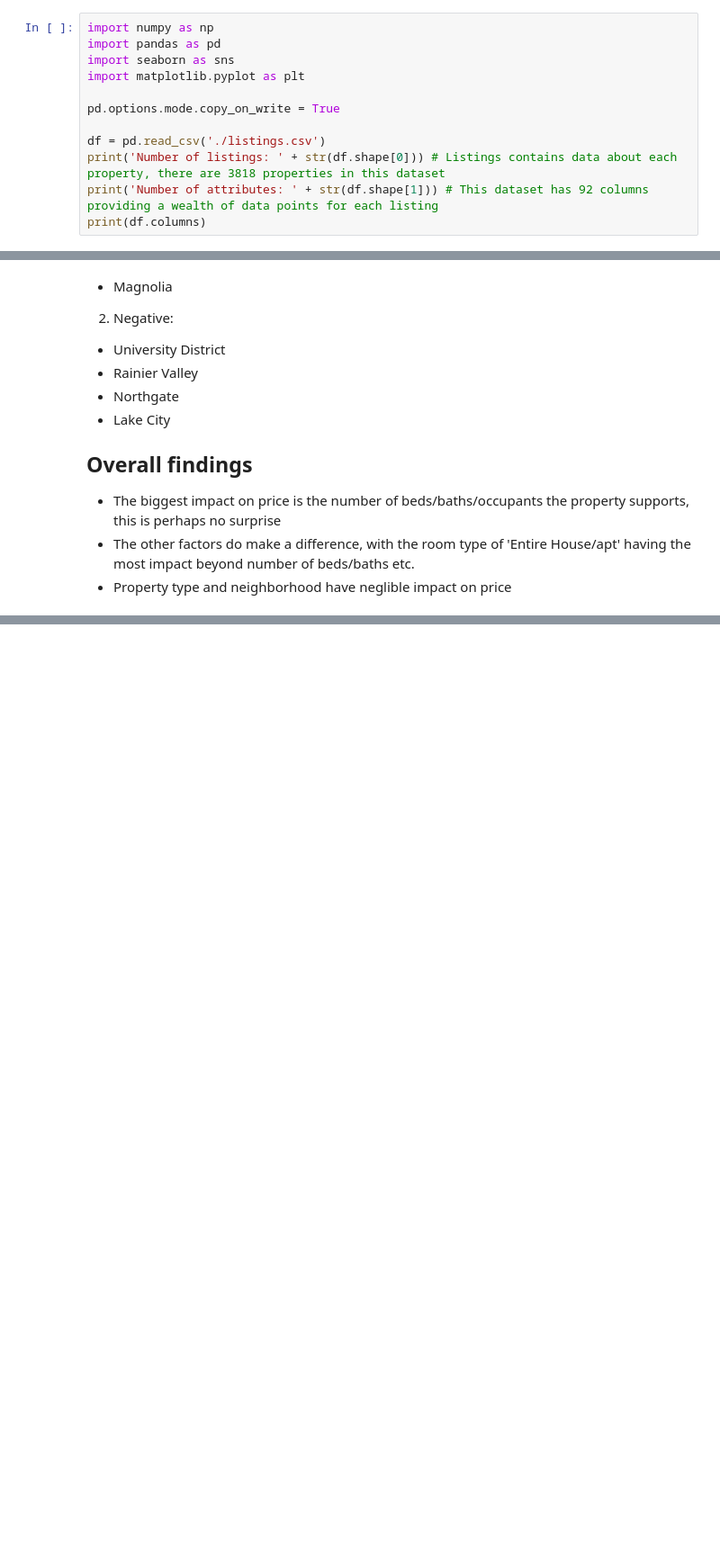
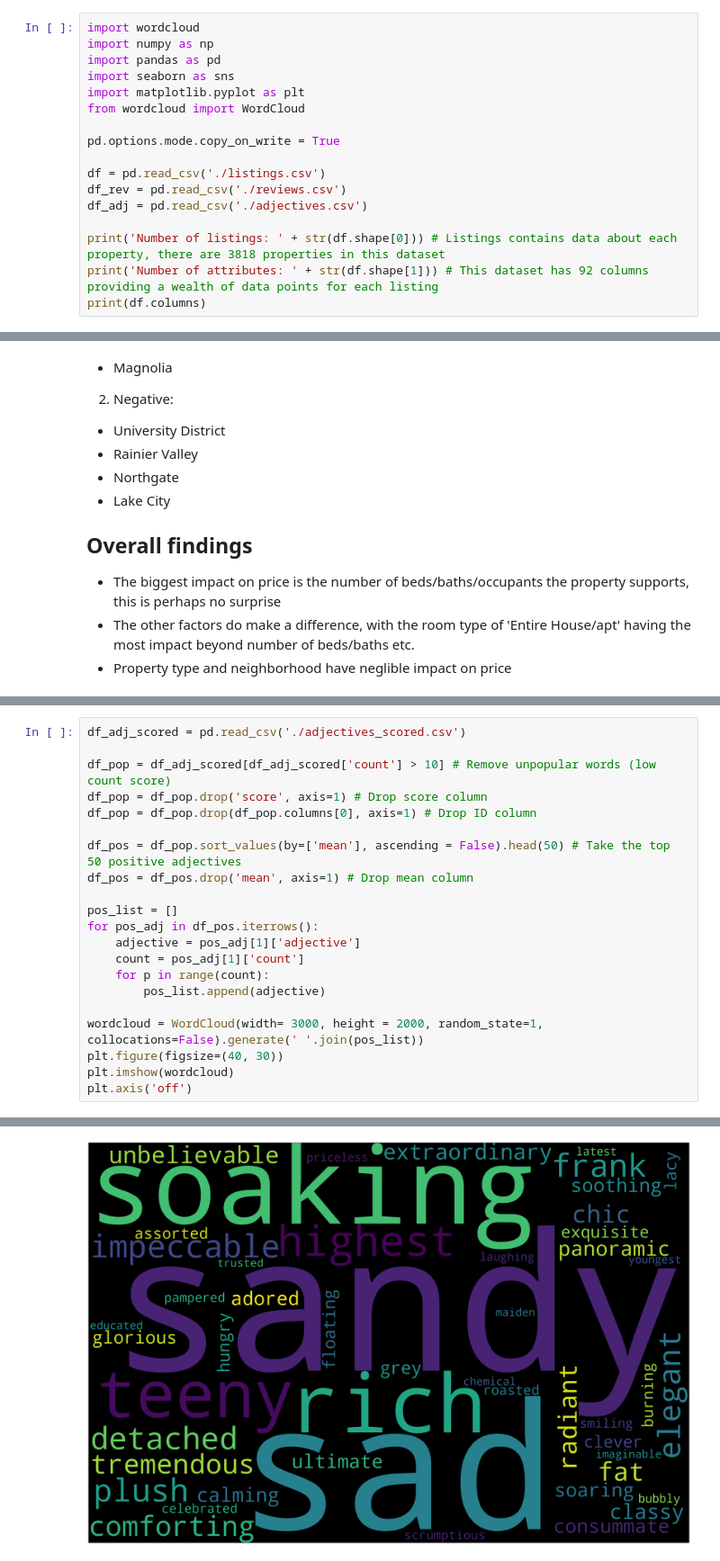
Before and after one commit to RealTimeShepherd/seattle_airbnb, a Jupyter notebook: seattle_airbnb.ipynb, the cells around one changed output, grey strips where cells are left out. Shown at 90% size. Drawn from its saved outputs; the diff is of its cells as text; blank space fills up the shorter version.

```diff
--- a/seattle_airbnb.ipynb
+++ b/seattle_airbnb.ipynb
@@ -5,14 +5,19 @@ This project will attempt to answer a set of questions using the Seattle Airbnb
 
 First, we will import the necessary libraries and gather the data by importing CSV files provided by Airbnb into pandas dataframes
 # %%
+import wordcloud
 import numpy as np
 import pandas as pd
 import seaborn as sns
 import matplotlib.pyplot as plt
+from wordcloud import WordCloud
 
 pd.options.mode.copy_on_write = True
 
 df = pd.read_csv('./listings.csv')
+df_rev = pd.read_csv('./reviews.csv')
+df_adj = pd.read_csv('./adjectives.csv')
+
 print('Number of listings: ' + str(df.shape[0])) # Listings contains data about each property, there are 3818 properties in this dataset
 print('Number of attributes: ' + str(df.shape[1])) # This dataset has 92 columns providing a wealth of data points for each listing
 print(df.columns)
@@ -261,0 +381,22 @@ Again very weak correlations across the board, we can just about discern very sm
+# %%
+df_adj_scored = pd.read_csv('./adjectives_scored.csv')
+
+df_pop = df_adj_scored[df_adj_scored['count'] > 10] # Remove unpopular words (low count score)
+df_pop = df_pop.drop('score', axis=1) # Drop score column
+df_pop = df_pop.drop(df_pop.columns[0], axis=1) # Drop ID column
+
+df_pos = df_pop.sort_values(by=['mean'], ascending = False).head(50) # Take the top 50 positive adjectives
+df_pos = df_pos.drop('mean', axis=1) # Drop mean column
+
+pos_list = []
+for pos_adj in df_pos.iterrows():
+	adjective = pos_adj[1]['adjective']
+	count = pos_adj[1]['count']
+	for p in range(count):
+		pos_list.append(adjective)
+
+wordcloud = WordCloud(width= 3000, height = 2000, random_state=1, collocations=False).generate(' '.join(pos_list))
+plt.figure(figsize=(40, 30))
+plt.imshow(wordcloud)
+plt.axis('off')
+# %% [output]
@@ -261,0 +404 @@ Again very weak correlations across the board, we can just about discern very sm
+[figure, added]
```
Also changed, not shown: parts of 11 cells of this notebook, 2 other files.
